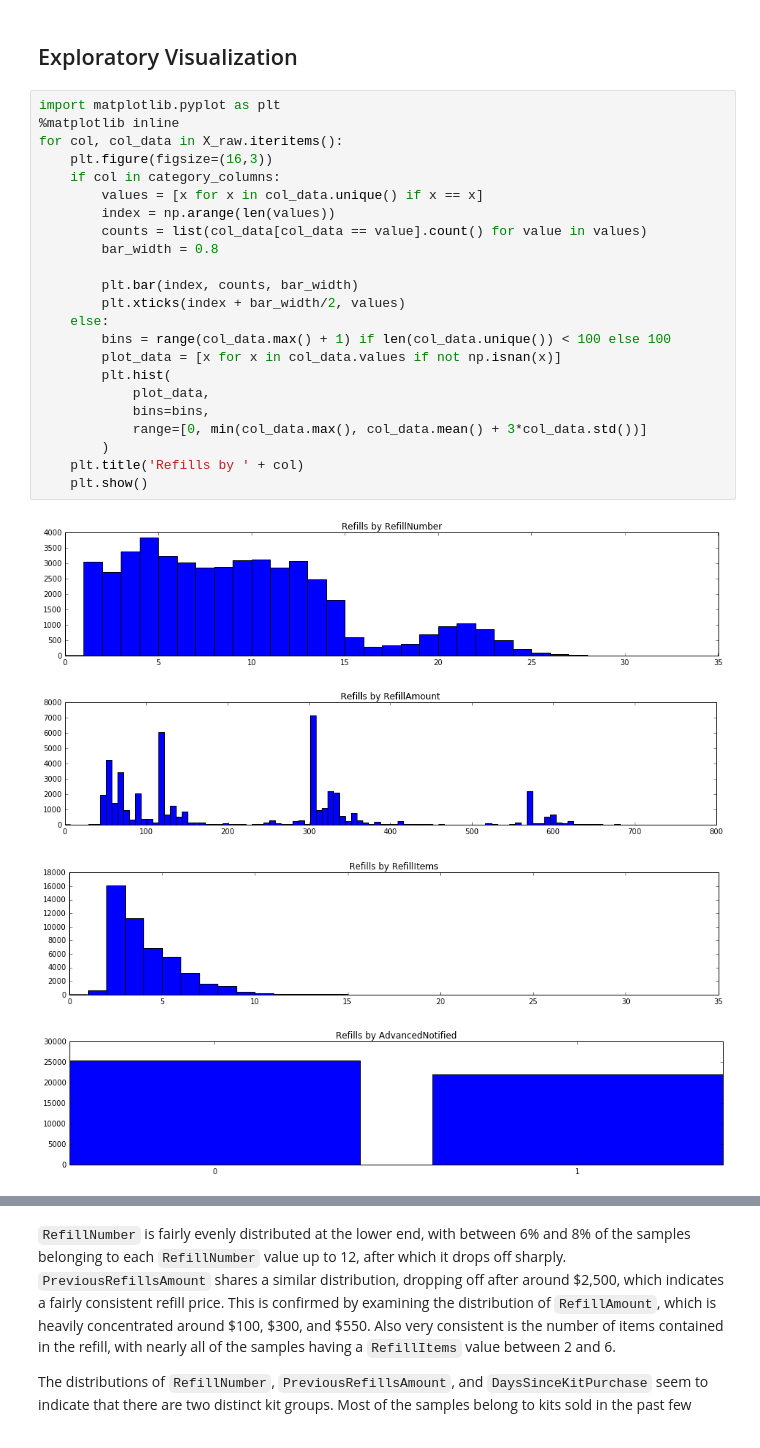
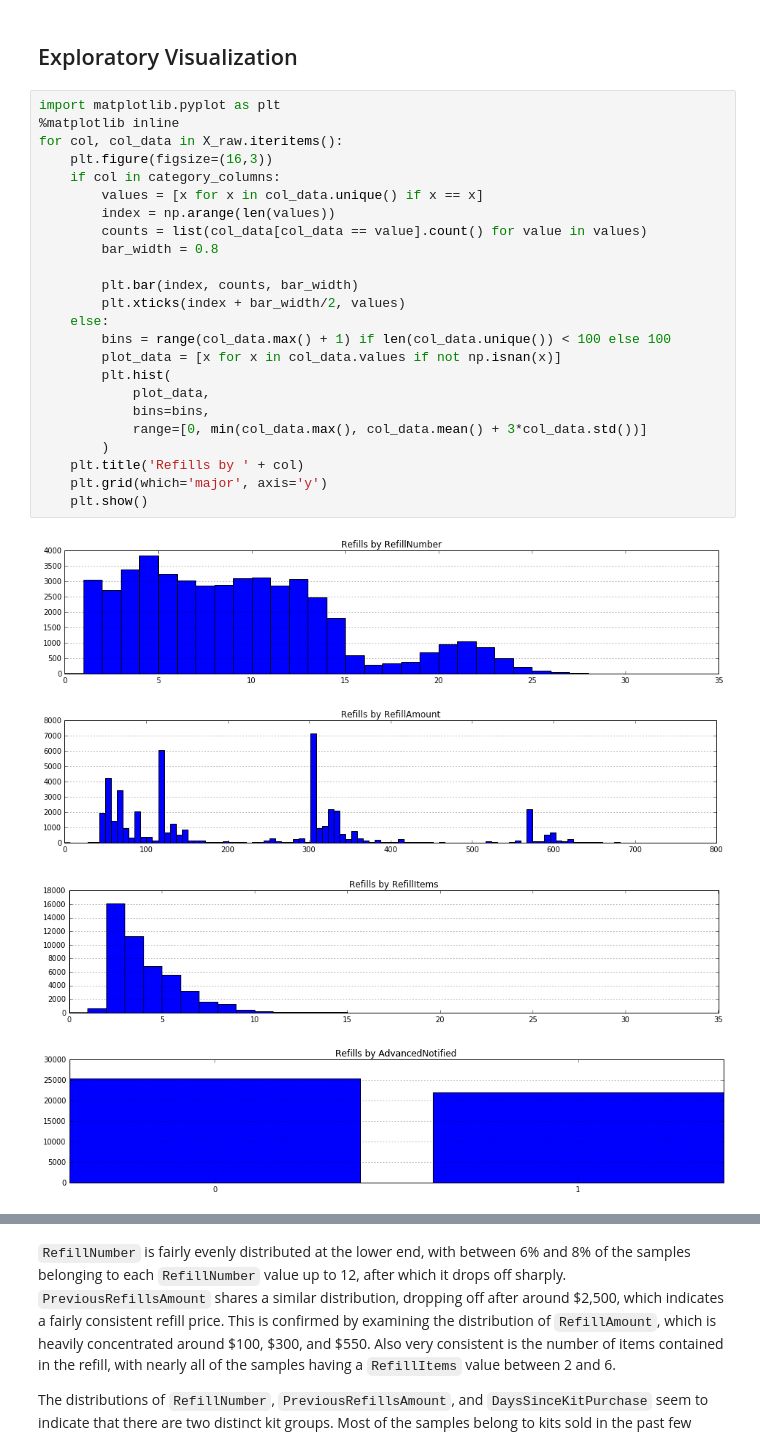
Before and after one commit to sjawhar/udacity-mlnd-capstone, a Jupyter notebook: Sami Jawhar - Project 5 - Customer Cancellation Predictor.ipynb, the cells around one changed output, grey strips where cells are left out. Cells and saved outputs as stored; diff of their text form.

Commit message:
Added even more data exploration. Added grid marks to report charts.

```diff
--- a/Sami Jawhar - Project 5 - Customer Cancellation Predictor.ipynb
+++ b/Sami Jawhar - Project 5 - Customer Cancellation Predictor.ipynb
@@ -119,28 +119,29 @@ As was mentioned above, the classes are heavily unbalanced, with over 97.7% of t
 # %%
 import matplotlib.pyplot as plt
 %matplotlib inline
 for col, col_data in X_raw.iteritems():
     plt.figure(figsize=(16,3))
     if col in category_columns:
         values = [x for x in col_data.unique() if x == x]
         index = np.arange(len(values))
         counts = list(col_data[col_data == value].count() for value in values)
         bar_width = 0.8
 
         plt.bar(index, counts, bar_width)
         plt.xticks(index + bar_width/2, values)
     else:
         bins = range(col_data.max() + 1) if len(col_data.unique()) < 100 else 100
         plot_data = [x for x in col_data.values if not np.isnan(x)]
         plt.hist(
             plot_data,
             bins=bins,
             range=[0, min(col_data.max(), col_data.mean() + 3*col_data.std())]
         )
     plt.title('Refills by ' + col)
+    plt.grid(which='major', axis='y')
     plt.show()
 # %% [output]
-[figure, old version]
+[figure, new version]
-[figure, old version]
+[figure, new version]
-[figure, old version]
+[figure, new version]
 [figure]
```
Also changed, not shown: parts of 3 cells of this notebook.
